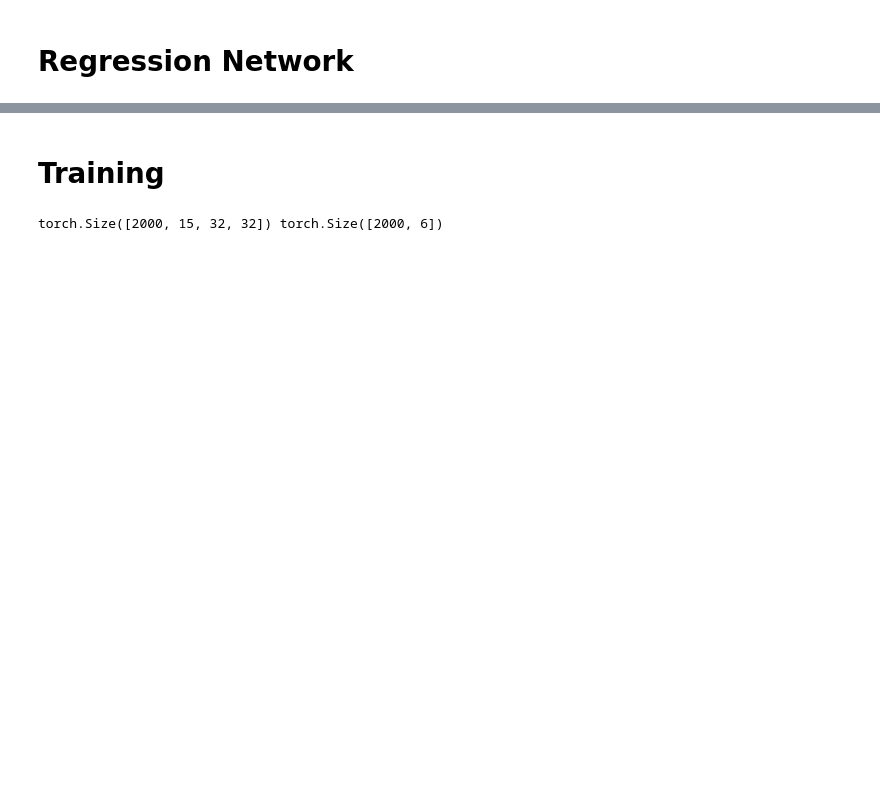
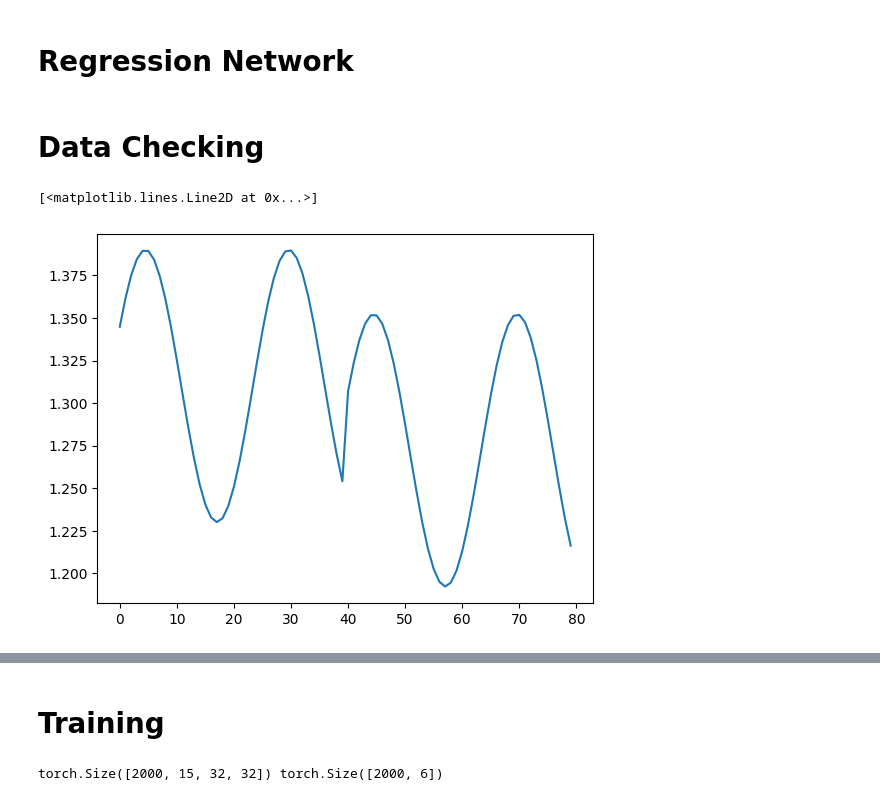
Before and after one commit to gurooria/ResponseWeightedAnalysis, a Jupyter notebook: cnn_training/cnn_regressor.ipynb, the cells around one changed output, grey strips where cells are left out. Cells and saved outputs as stored; diff of their text form; code cells hidden in the pictures; blank space fills up the shorter version.

```diff
--- a/cnn_training/cnn_regressor.ipynb
+++ b/cnn_training/cnn_regressor.ipynb
@@ -156,3 +155,17 @@ def plot_learning_curves(training_losses, validation_losses, start, title):
     plt.legend()
     plt.grid(True)
     plt.show()
+# %% [markdown]
+# Data Checking
+# %%
+pos = torch.load('position_labels32.pt')
+vel = torch.load('velocity_labels32.pt')
+
+goal_pos_x = pos[:, 0]
+goal_vel_x = vel[:, 0]
+
+# plot goal position x
+plt.plot(goal_pos_x[:80])
+# %% [output]
+[<matplotlib.lines.Line2D at 0x...>]
+[figure, added]
```
Also changed, not shown: parts of 9 cells of this notebook, 35 other files.
